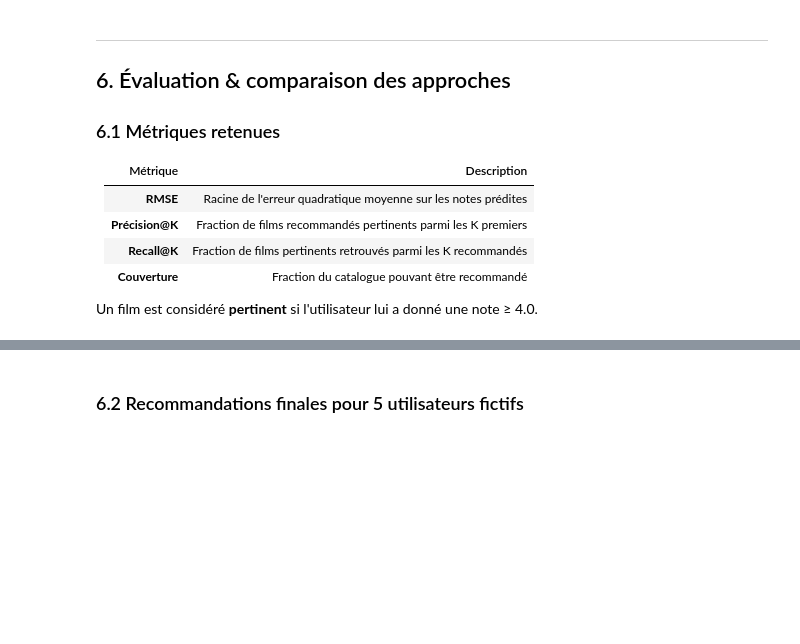
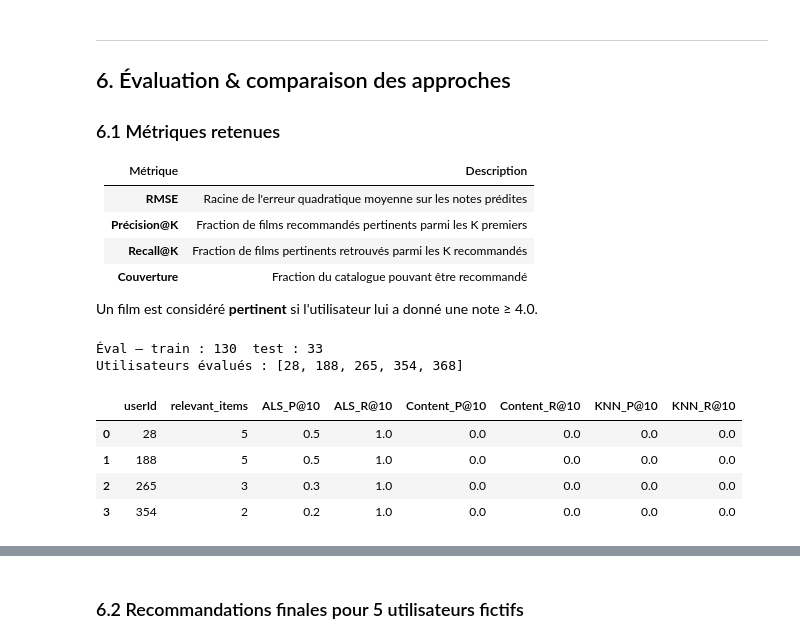
Before and after one commit to ilyes-chabab/sparkle-movie, a Jupyter notebook: sparkle_movie_recommender.ipynb, the cells around one changed output, grey strips where cells are left out. Saved outputs shown, nothing was run; the diff lists cells and outputs as text; code cells hidden in the pictures; blank space fills up the shorter version.

```diff
--- a/sparkle_movie_recommender.ipynb
+++ b/sparkle_movie_recommender.ipynb
@@ -538,11 +764,18 @@ eval_users = [
     if uid in user_id_to_knn_idx
 ]
 
+# Fallback: fictitious users not in KNN matrix → pick real users from it
+if not eval_users:
+    eval_users = list(user_id_to_knn_idx.keys())[:5]
+
 eval_ratings = ratings_pdf[ratings_pdf["userId"].isin(eval_users)]
 train_eval, test_eval = sk_split(eval_ratings, test_size=0.2, random_state=42)
 
 print(f"Éval — train : {len(train_eval):,}  test : {len(test_eval):,}")
 print(f"Utilisateurs évalués : {eval_users}")
+# %% [output]
+Éval — train : 130  test : 33
+Utilisateurs évalués : [28, 188, 265, 354, 368]
 # %%
 def precision_recall_at_k(recommended_ids: list[int],
                            relevant_ids: set[int],
@@ -566,7 +799,7 @@ test_spark = spark.createDataFrame(
         rating=lambda d: d["rating"].astype(float)
     )
 )
-als_preds_pd = als_best.transform(test_spark).dropna("prediction").toPandas()
+als_preds_pd = als_best.transform(test_spark).dropna(subset="prediction").toPandas()
 
 for uid in eval_users:
     # Films pertinents = notés ≥ 4.0 dans le jeu de test
@@ -579,33 +812,39 @@ for uid in eval_users:
     # --- ALS ---
     als_top = (
         als_preds_pd[als_preds_pd["userId"] == uid]
         .nlargest(K, "prediction")["movieId"].tolist()
     )
     p_als, r_als = precision_recall_at_k(als_top, relevant, K)
 
     # --- Contenu ---
     cb_reco  = content_reco_for_user(uid, train_eval, top_n_liked=5, top_n_reco=K)
     cb_top   = cb_reco["movieId"].tolist() if not cb_reco.empty else []
     p_cb, r_cb = precision_recall_at_k(cb_top, relevant, K)
 
     # --- KNN ---
     knn_reco = knn_recommend(uid, top_n=K)
     knn_top  = knn_reco["movieId"].tolist() if not knn_reco.empty else []
     p_knn, r_knn = precision_recall_at_k(knn_top, relevant, K)
 
     results_eval.append({
         "userId":          uid,
         "relevant_items":  len(relevant),
         "ALS_P@10":        round(p_als, 3),
         "ALS_R@10":        round(r_als, 3),
         "Content_P@10":    round(p_cb,  3),
         "Content_R@10":    round(r_cb,  3),
         "KNN_P@10":        round(p_knn, 3),
         "KNN_R@10":        round(r_knn, 3),
     })
 
 eval_df = pd.DataFrame(results_eval)
 display(eval_df)
+# %% [output]
+|  | userId | relevant_items | ALS_P@10 | ALS_R@10 | Content_P@10 | Content_R@10 | KNN_P@10 | KNN_R@10 |
+| 0 | 28 | 5 | 0.5 | 1.0 | 0.0 | 0.0 | 0.0 | 0.0 |
+| 1 | 188 | 5 | 0.5 | 1.0 | 0.0 | 0.0 | 0.0 | 0.0 |
+| 2 | 265 | 3 | 0.3 | 1.0 | 0.0 | 0.0 | 0.0 | 0.0 |
+| 3 | 354 | 2 | 0.2 | 1.0 | 0.0 | 0.0 | 0.0 | 0.0 |
 # %%
 # ── Moyennes ──────────────────────────────────────────────────────────────────
 mean_metrics = eval_df.drop(columns=["userId", "relevant_items"]).mean().round(3)
```
Also changed, not shown: parts of 26 cells of this notebook, 6 other files.
